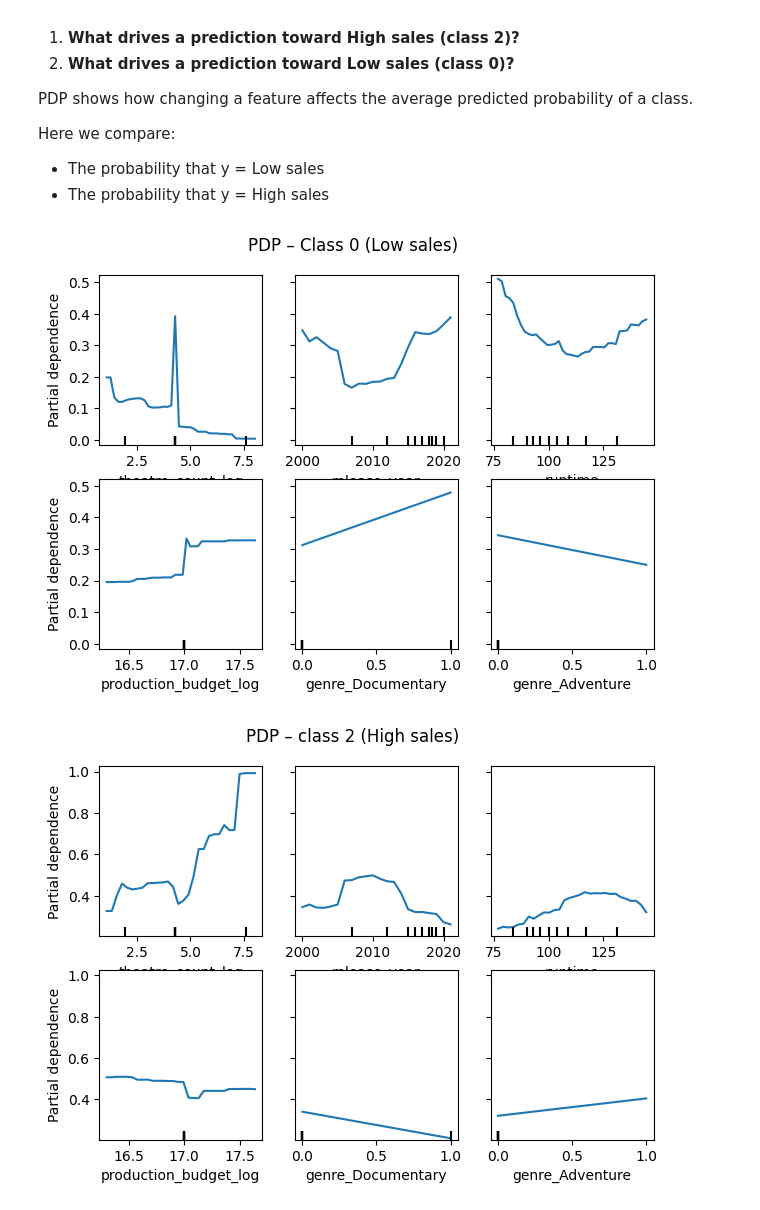
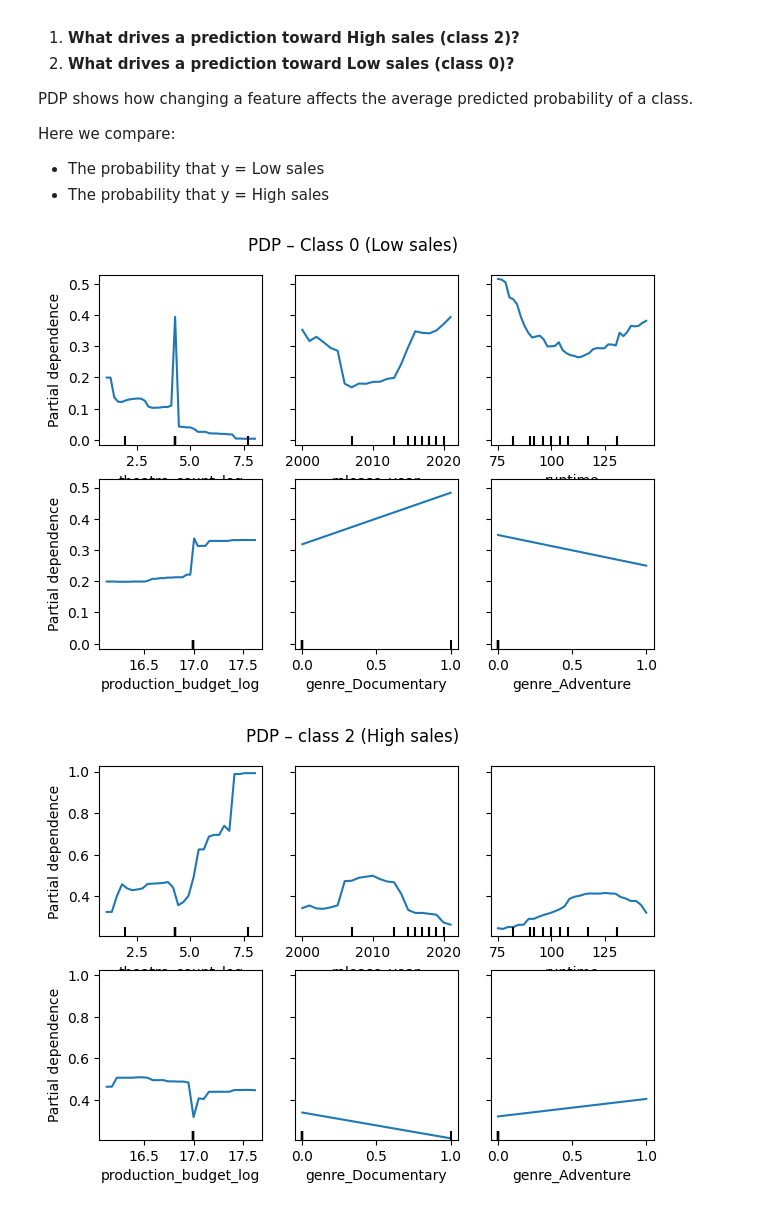
Before and after one commit to Simerblur/bjj, a Jupyter notebook: Tree_based_models_bart.ipynb, the cells around one changed output. Drawn from its saved outputs; the diff is of its cells as text; code cells hidden in the pictures.

```diff
--- a/Tree_based_models_bart.ipynb
+++ b/Tree_based_models_bart.ipynb
@@ -759,7 +761,7 @@ permutated = permutation_importance(
 )
 
 imp_df = pd.DataFrame({
-    "feature": X_train.columns,
+    "feature": X_test.columns, #this is the only dataframe the model did not train on
     "importance_mean": permutated.importances_mean,
     "importance_std": permutated.importances_std
 }).sort_values("importance_mean", ascending=False)
@@ -815,35 +817,35 @@ Here we compare:
 # %%
 #define the classes for ease of use
 CLASS_LOW = 0
 CLASS_MED = 1
 CLASS_HIGH = 2
 
 pdp_features = imp_df["feature"].head(6).tolist()
 
 # PDP for LOW
 PartialDependenceDisplay.from_estimator(
     best_xgb,
-    X_validation,
+    X_test,
     features=pdp_features,
     target=CLASS_LOW,
     grid_resolution=40
 )
 plt.suptitle("PDP – Class 0 (Low sales)")
 plt.tight_layout()
 plt.show()
 
 # PDP for HIGH
 PartialDependenceDisplay.from_estimator(
     best_xgb,
-    X_validation,
+    X_test,
     features=pdp_features,
     target=CLASS_HIGH,
     grid_resolution=30
 )
 plt.suptitle("PDP – class 2 (High sales)")
 plt.tight_layout()
 plt.show()
 # %% [output]
-[figure, old version]
+[figure, new version]
-[figure, old version]
+[figure, new version]
 # %% [markdown]
```
Also changed, not shown: parts of 7 cells of this notebook.
